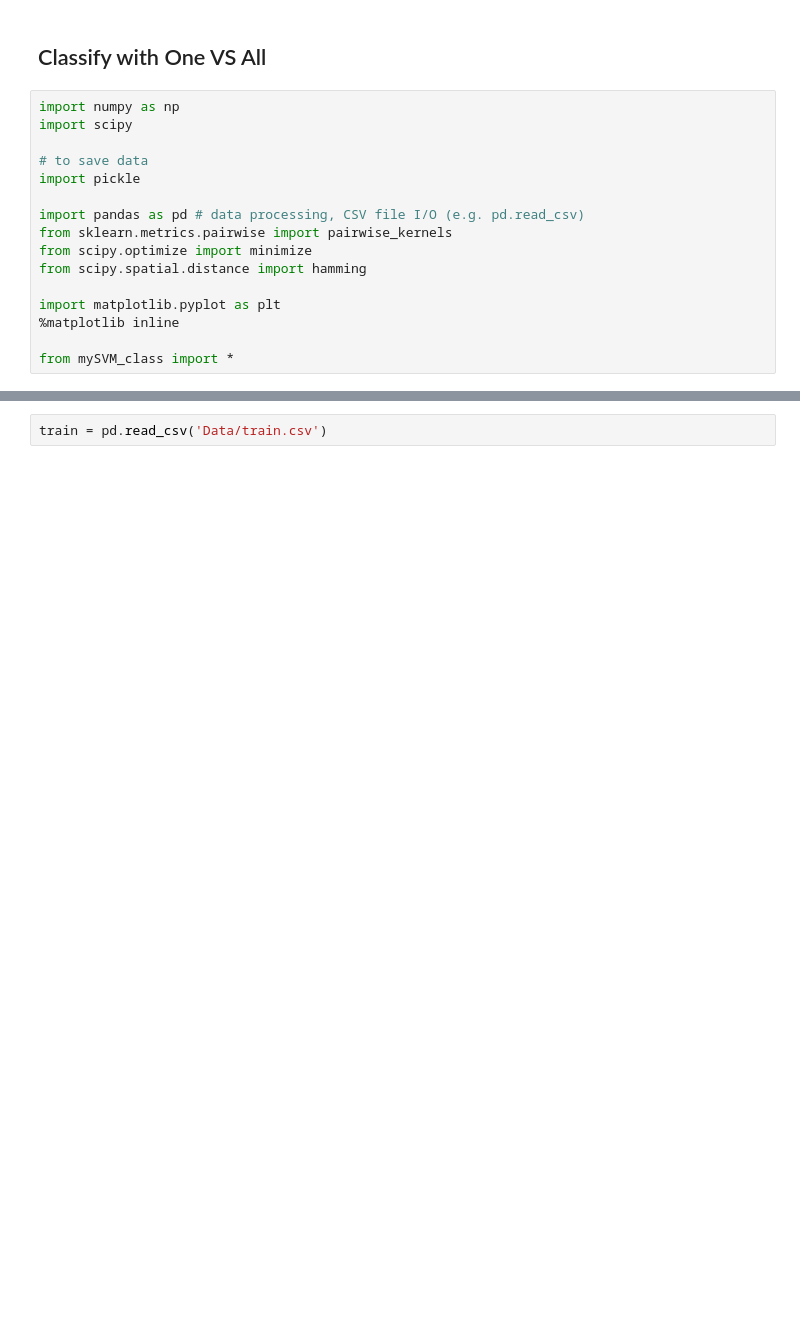
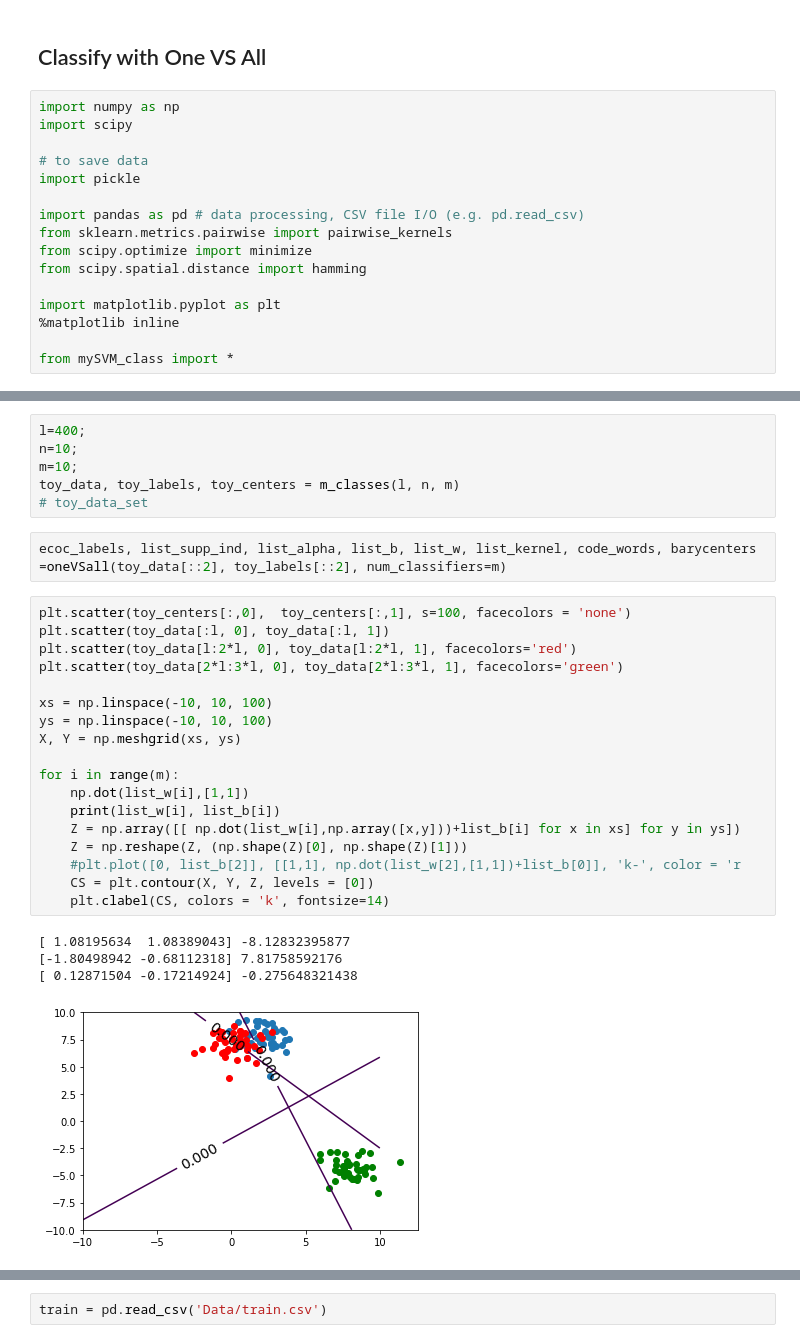
Before and after one commit to LisaBM/ml_project, a Jupyter notebook: oneVSall.ipynb, the cells around one changed output, grey strips where cells are left out. Drawn from its saved outputs; the diff is of its cells as text; blank space fills up the shorter version.

Commit message:
with test data set and gaussian kernel

```diff
--- a/oneVSall.ipynb
+++ b/oneVSall.ipynb
@@ -18,0 +39,31 @@ from mySVM_class import *
+# %%
+l=400;
+n=10;
+m=10;
+toy_data, toy_labels, toy_centers = m_classes(l, n, m)
+# toy_data_set
+# %%
+ecoc_labels, list_supp_ind, list_alpha, list_b, list_w, list_kernel, code_words, barycenters =oneVSall(toy_data[::2], toy_labels[::2], num_classifiers=m)
+# %%
+plt.scatter(toy_centers[:,0],  toy_centers[:,1], s=100, facecolors = 'none')
+plt.scatter(toy_data[:l, 0], toy_data[:l, 1])
+plt.scatter(toy_data[l:2*l, 0], toy_data[l:2*l, 1], facecolors='red')
+plt.scatter(toy_data[2*l:3*l, 0], toy_data[2*l:3*l, 1], facecolors='green')
+
+xs = np.linspace(-10, 10, 100)
+ys = np.linspace(-10, 10, 100)
+X, Y = np.meshgrid(xs, ys)
+
+for i in range(m):
+    np.dot(list_w[i],[1,1])
+    print(list_w[i], list_b[i])
+    Z = np.array([[ np.dot(list_w[i],np.array([x,y]))+list_b[i] for x in xs] for y in ys])
+    Z = np.reshape(Z, (np.shape(Z)[0], np.shape(Z)[1]))
+    #plt.plot([0, list_b[2]], [[1,1], np.dot(list_w[2],[1,1])+list_b[0]], 'k-', color = 'r
+    CS = plt.contour(X, Y, Z, levels = [0])
+    plt.clabel(CS, colors = 'k', fontsize=14)
+# %% [output]
+[ 1.08195634  1.08389043] -8.12832395877
+[-1.80498942 -0.68112318] 7.81758592176
+[ 0.12871504 -0.17214924] -0.275648321438
+[figure, added]
```
Also changed, not shown: parts of 11 cells of this notebook.
